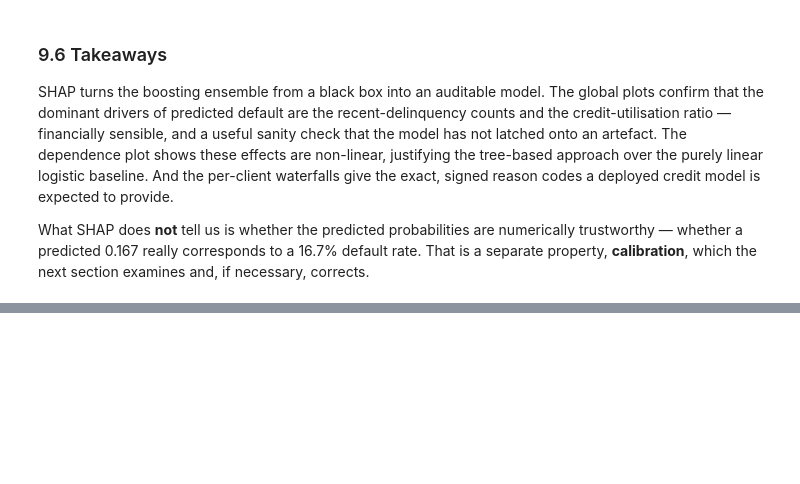
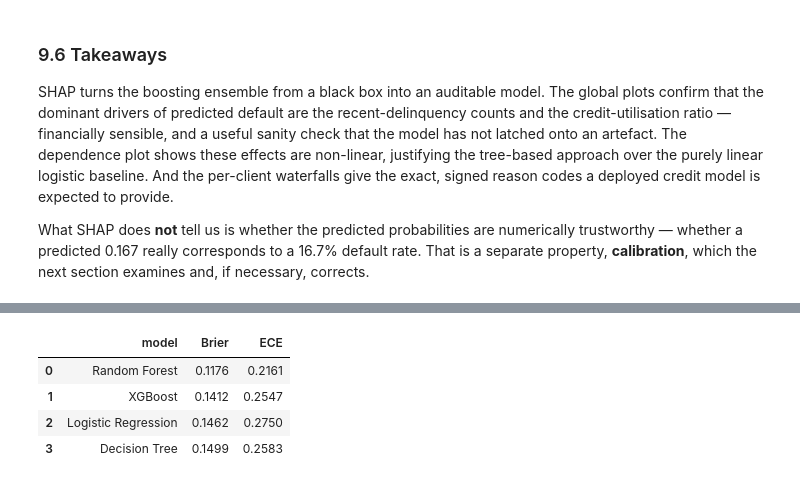
Before and after one commit to stivanpashaliev/credit-risk-assessment, a Jupyter notebook: notebooks/04_evaluation.ipynb, the cells around one changed output, grey strips where cells are left out. Cells and saved outputs as stored; diff of their text form; code cells hidden in the pictures; blank space fills up the shorter version.

```diff
--- a/notebooks/04_evaluation.ipynb
+++ b/notebooks/04_evaluation.ipynb
@@ -585,0 +650,36 @@ corrects.
+# %%
+from sklearn.calibration import calibration_curve, CalibratedClassifierCV
+from sklearn.metrics import brier_score_loss
+import json
+
+def expected_calibration_error(y_true, y_prob, n_bins=10):
+    """ECE with equal-count (quantile) bins."""
+    y_true, y_prob = np.asarray(y_true), np.asarray(y_prob)
+    edges = np.quantile(y_prob, np.linspace(0, 1, n_bins + 1))
+    edges[0], edges[-1] = -np.inf, np.inf
+    idx = np.digitize(y_prob, edges) - 1
+    ece = 0.0
+    for b in range(n_bins):
+        mask = idx == b
+        if mask.sum() == 0:
+            continue
+        ece += (mask.sum() / len(y_true)) * abs(y_prob[mask].mean() - y_true[mask].mean())
+    return ece
+
+calibration_metrics = (
+    pd.DataFrame([
+        {"model": name,
+         "Brier": brier_score_loss(y_test, p),
+         "ECE": expected_calibration_error(y_test, p)}
+        for name, p in proba.items()
+    ])
+    .sort_values("Brier")
+    .reset_index(drop=True)
+)
+calibration_metrics
+# %% [output]
+|  | model | Brier | ECE |
+| 0 | Random Forest | 0.1176 | 0.2161 |
+| 1 | XGBoost | 0.1412 | 0.2547 |
+| 2 | Logistic Regression | 0.1462 | 0.2750 |
+| 3 | Decision Tree | 0.1499 | 0.2583 |
```
Also changed, not shown: parts of 12 cells of this notebook.
